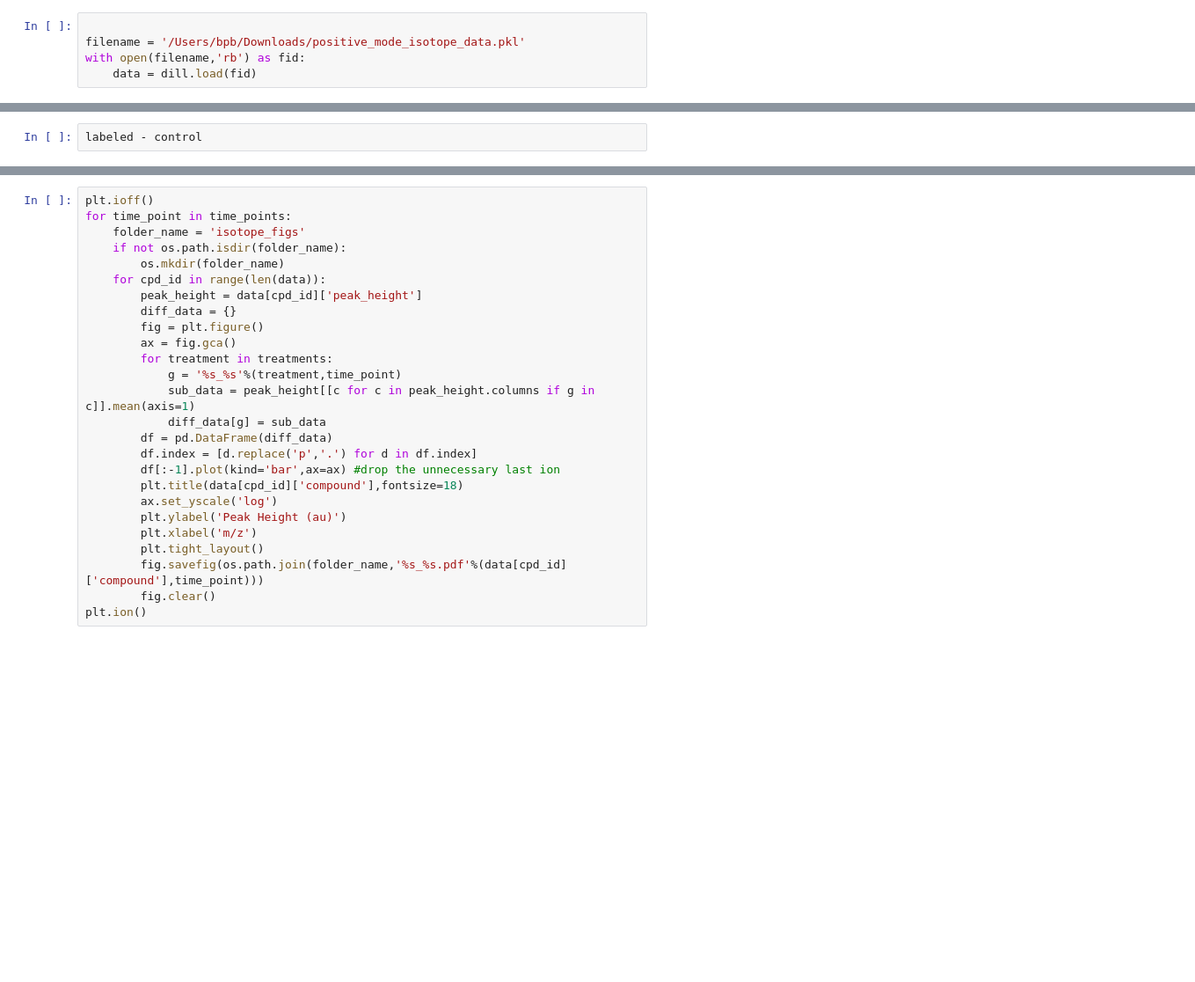
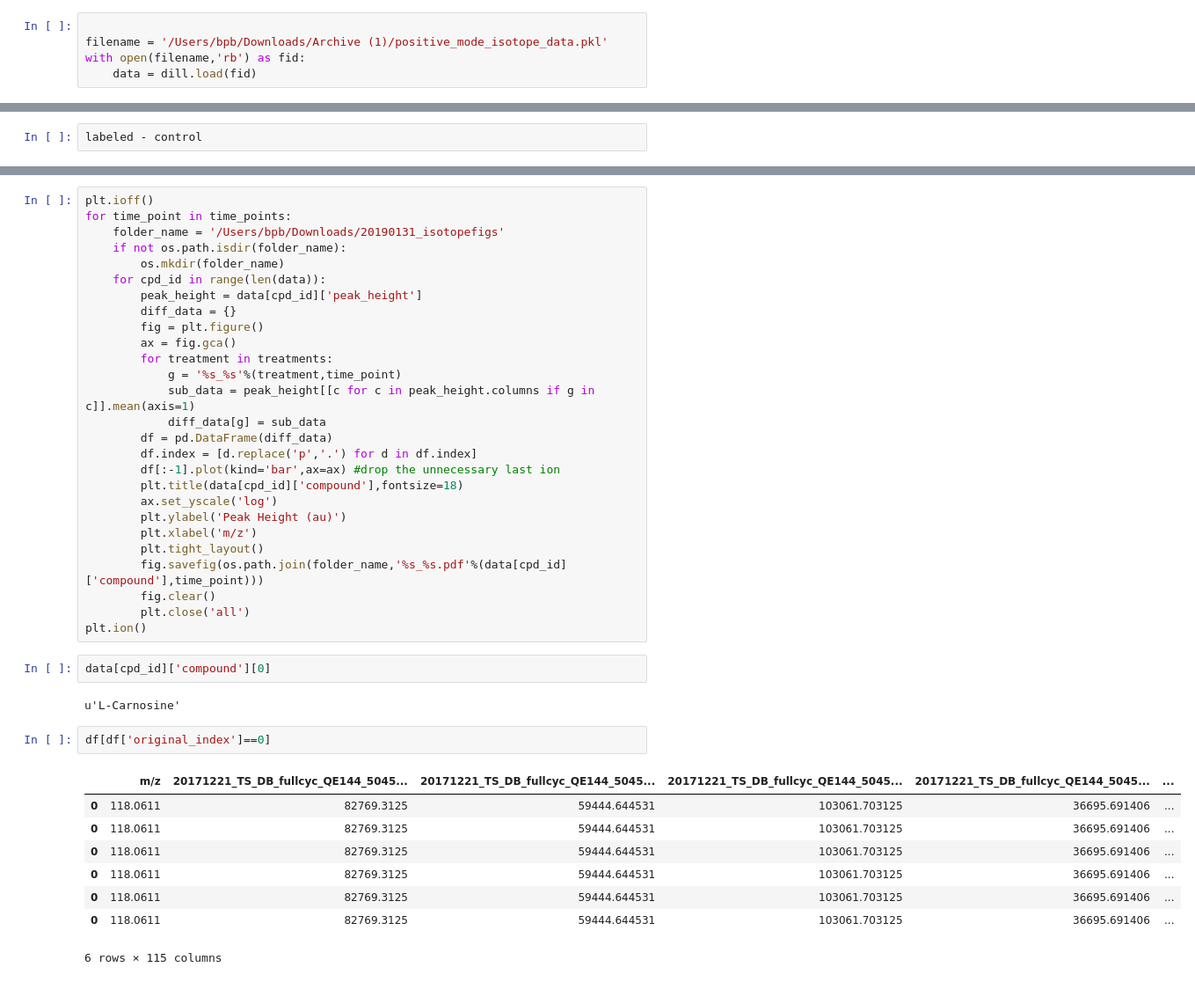
Before and after one commit to benbowen/thoughts, a Jupyter notebook: isotope_enrichment_and_abundance.ipynb, the cells around one changed output, grey strips where cells are left out. Shown: that part at 88% size. Saved outputs shown, nothing was run; the diff lists cells and outputs as text; blank space fills up the shorter version.

```diff
--- a/isotope_enrichment_and_abundance.ipynb
+++ b/isotope_enrichment_and_abundance.ipynb
@@ -7,7 +7,7 @@ import os
 import re
 # %%
 
-filename = '/Users/bpb/Downloads/positive_mode_isotope_data.pkl'
+filename = '/Users/bpb/Downloads/Archive (1)/positive_mode_isotope_data.pkl'
 with open(filename,'rb') as fid:
     data = dill.load(fid)
 # %%
@@ -65,7 +167,7 @@ df
 # %%
 plt.ioff()
 for time_point in time_points:
-    folder_name = 'isotope_figs'
+    folder_name = '/Users/bpb/Downloads/20190131_isotopefigs'
     if not os.path.isdir(folder_name):
         os.mkdir(folder_name)
     for cpd_id in range(len(data)):
@@ -87,4 +189,20 @@ for time_point in time_points:
         plt.tight_layout()
         fig.savefig(os.path.join(folder_name,'%s_%s.pdf'%(data[cpd_id]['compound'],time_point)))
         fig.clear()
+        plt.close('all')
 plt.ion()
+# %%
+data[cpd_id]['compound'][0]
+# %% [output]
+u'L-Carnosine'
+# %%
+df[df['original_index']==0]
+# %% [output]
+|  | m/z | 20171221_TS_DB_fullcyc_QE144_5045... | 20171221_TS_DB_fullcyc_QE144_5045... | 20171221_TS_DB_fullcyc_QE144_5045... | 20171221_TS_DB_fullcyc_QE144_5045... | ... |
+| 0 | 118.0611 | 82769.3125 | 59444.644531 | 103061.703125 | 36695.691406 | ... |
+| 0 | 118.0611 | 82769.3125 | 59444.644531 | 103061.703125 | 36695.691406 | ... |
+| 0 | 118.0611 | 82769.3125 | 59444.644531 | 103061.703125 | 36695.691406 | ... |
+| 0 | 118.0611 | 82769.3125 | 59444.644531 | 103061.703125 | 36695.691406 | ... |
+| 0 | 118.0611 | 82769.3125 | 59444.644531 | 103061.703125 | 36695.691406 | ... |
+| 0 | 118.0611 | 82769.3125 | 59444.644531 | 103061.703125 | 36695.691406 | ... |
+6 rows × 115 columns
```
Also changed, not shown: parts of 15 cells of this notebook.
